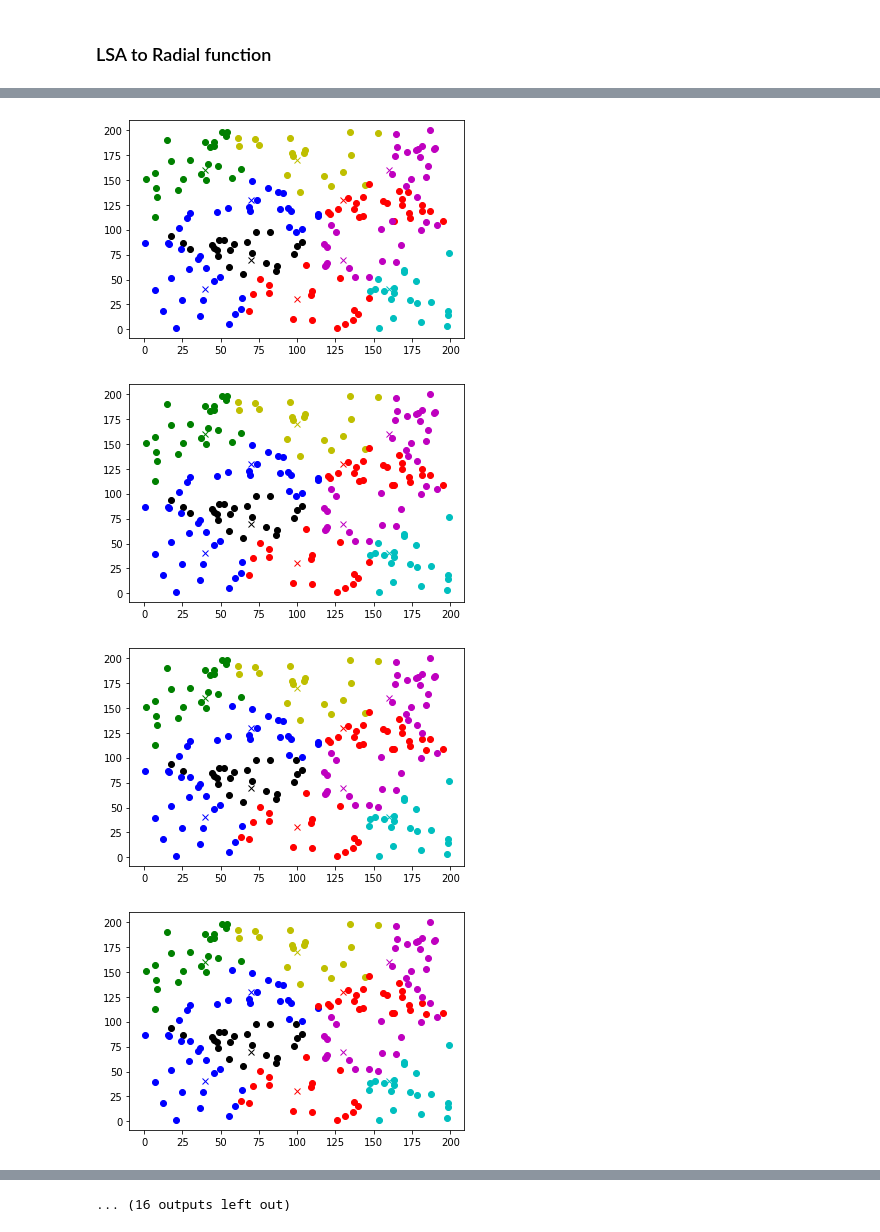
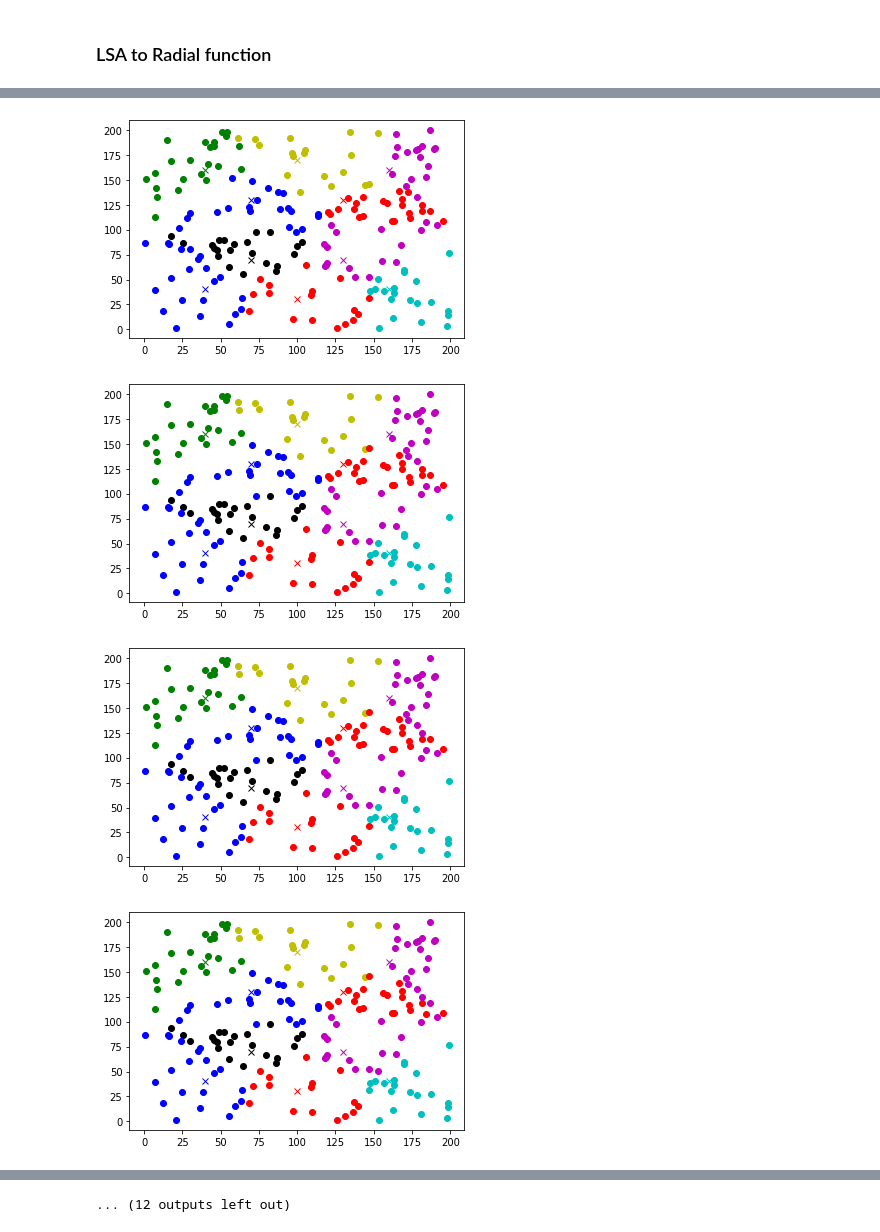
Before and after one commit to szirkelbach/Transitioning-Separable-Clusterings, a Jupyter notebook: LSA2Radial Run.ipynb, the cells around one changed output, grey strips where cells are left out. Drawn from its saved outputs; the diff is of its cells as text; code cells hidden in the pictures.

```diff
--- a/LSA2Radial Run.ipynb
+++ b/LSA2Radial Run.ipynb
@@ -280,7 +280,7 @@ def LSA2RadialNew(k,n,sites, points, lsaAssign, upper, lower, model, radAssign,
 
     model.reset()
     while previousObjectiveValue < finalObjectiveValue:
-
+        count += 1
         oldAssignCount = np.copy(currentAssignCount)
         oldAssign = np.copy(curAssign)
 
@@ -299,15 +299,14 @@ def LSA2RadialNew(k,n,sites, points, lsaAssign, upper, lower, model, radAssign,
                     for j in range(n):
                         if x[n*i + j] == 1.0:
                             curAssign[j] = i
-                printCurrentAssignment(curAssign, points, sites)
                 currentAssignCount = np.zeros(k)
                 for i in range(n):
                     currentAssignCount[int(curAssign[i])] += 1
                 break
-        count += 1
         previousObjectiveValue = np.copy(currentObjectiveValue)
         cbasis = model.cbasis
         vbasis = model.vbasis
+        NewClustering = True
         if count == 1:
             comparisoncounter = 0
             for i in range(len(curAssign)):
@@ -315,6 +314,9 @@ def LSA2RadialNew(k,n,sites, points, lsaAssign, upper, lower, model, radAssign,
                     comparisoncounter += 1
             if comparisoncounter == 1:
                 count -=1
+                NewClustering = False
+        if NewClustering:
+            printCurrentAssignment(curAssign, points, sites)
         previousX = np.copy(model.x)
     timeSum += time.time() - start
     iterCount+= count
@@ -367,9 +369,6 @@ diffCount += diffCounter(sAssignmentLSA, eAssignmentLSA)
 print("Step1 LSA to Radial Start")
 IterCountStart, LSAStartTime, LSAStartEndTime, usable = LSA2Radial(k,n,start, points, upperBounds, lowerBounds, startBound, sAssignmentLSA, sAssignmentRad)
 
-
-timeSumLRStart += LSAStartTime
-stepSumLRStart += IterCountStart
 print("Step2 LSA to Radial End")
 IterCountEnd, LSAEndTime, LSAEndEndTime, usable = LSA2Radial(k,n,end, points, upperBounds, lowerBounds, endBound, eAssignmentLSA, eAssignmentRad)
 
@@ -410,4 +409,4 @@ Changed value of parameter Presolve to 0
-[figure, old version]
+[figure, new version]
-[figure, old version]
+[figure, new version]
-[figure, old version]
+[figure, new version]
-[figure, old version]
+[figure, new version]
@@ -419 +418 @@ Changed value of parameter Presolve to 0
-... (16 outputs left out)
+... (12 outputs left out)
```
Also changed, not shown: parts of 1 cell of this notebook, 3 other files.
